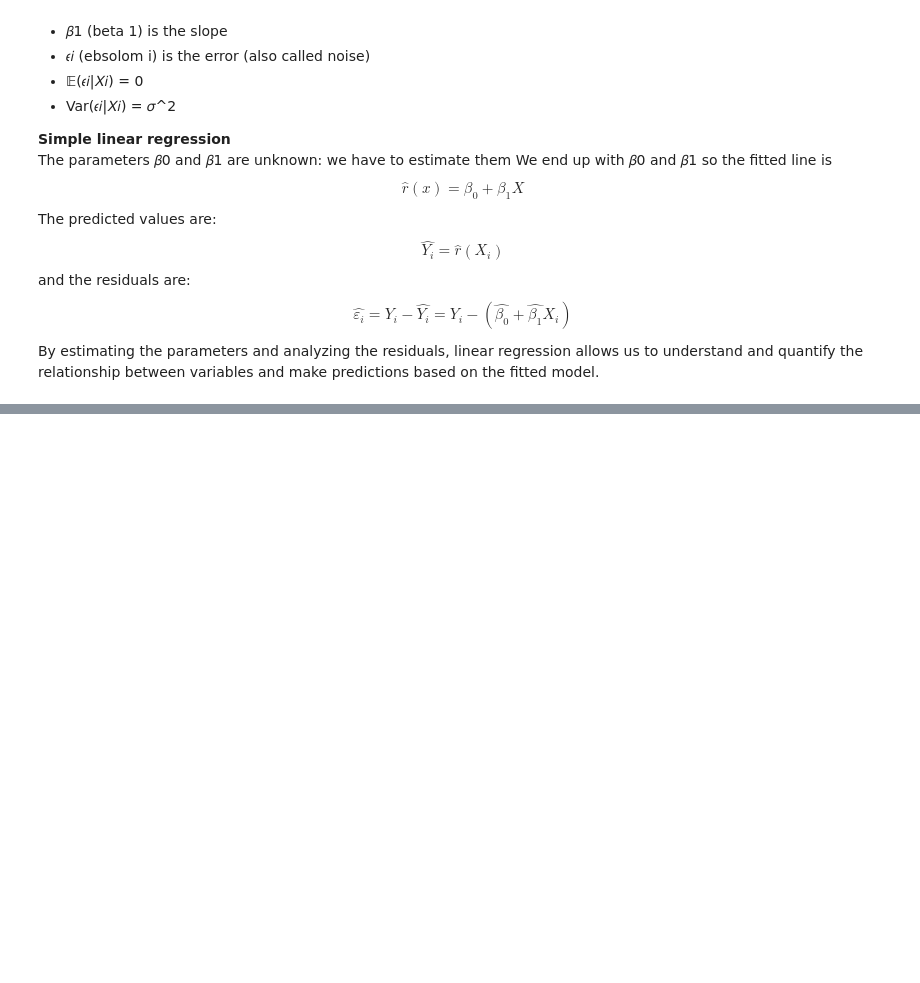
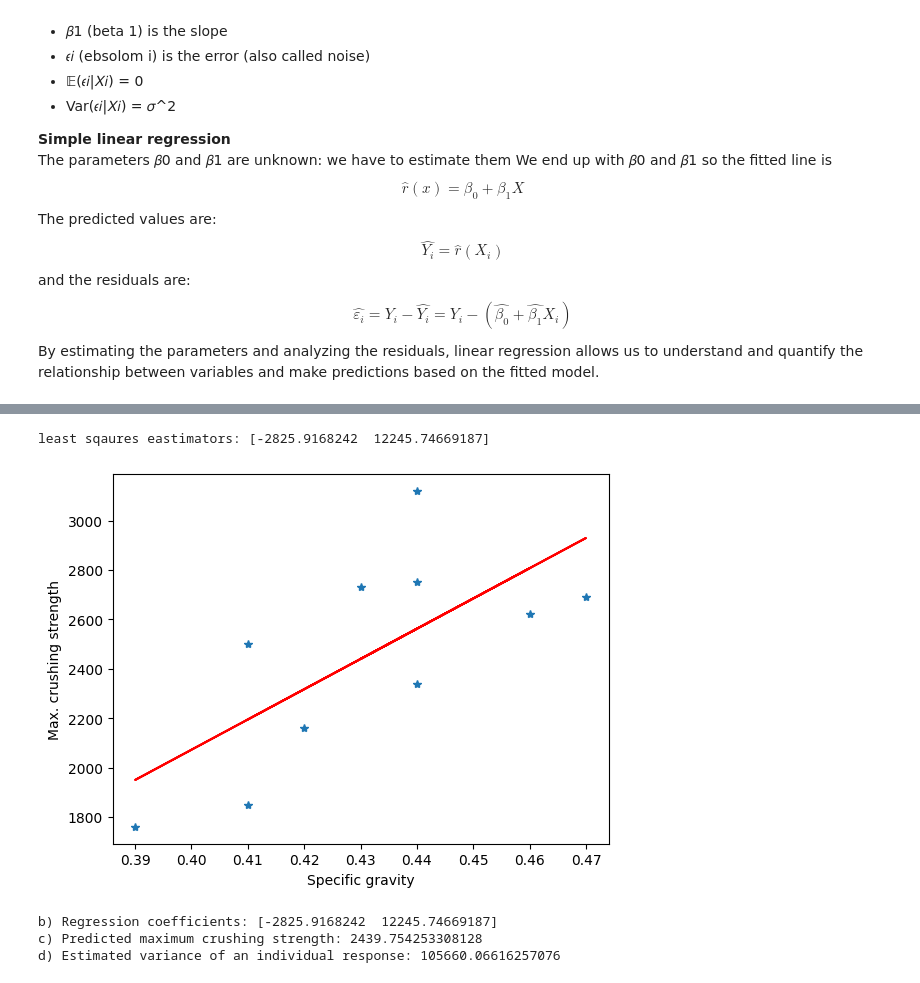
Before and after one commit to agangster1/Sandsynlighed-og-statestik-formelsamling, a Jupyter notebook: lecture11.ipynb, the cells around one changed output, grey strips where cells are left out. Saved outputs shown, nothing was run; the diff lists cells and outputs as text; code cells hidden in the pictures; blank space fills up the shorter version.

Commit message:
opgaver til linear reggresion

```diff
--- a/lecture11.ipynb
+++ b/lecture11.ipynb
@@ -35,0 +45,48 @@ $$\min_{\hat{\beta}_0, \hat{\beta}_1} \sum_{i=1}^{n} (y_i - (\hat{\beta}_0 + \ha
+# %%
+import numpy as np
+import matplotlib.pyplot as plt
+#Opgave chapeter 9, problem 4 og 9
+#a)Plot a scatter diagram. Does a linear relationship seem reasonable?
+#b) Estimate the regression coefficients.
+#c) Predict the maximum crushing strength of a wood sample whose specific gravity is 0.43.
+#d) Estimate the variance of an individual response.
+
+# Number of data points
+n = 10
+
+# Given data
+x = np.array([0.41, 0.46, 0.44, 0.47, 0.42, 0.39, 0.41, 0.44, 0.43, 0.44])
+y = np.array([1850, 2620, 2340, 2690, 2160, 1760, 2500, 2750, 2730, 3120])
+
+# Add column of ones to x for intercept term
+x = np.column_stack((np.ones(n), x))
+
+# Calculate the least squares estimators
+B = np.linalg.lstsq(x, y, rcond=None)[0]
+print("least sqaures eastimators:", B)
+# Plot the data points and the fitted line
+plt.plot(x[:, 1], y, '*', x[:, 1], B[0] + B[1] * x[:, 1], 'r-')
+plt.xlabel('Specific gravity')
+plt.ylabel('Max. crushing strength')
+plt.show()
+
+
+meanx = np.mean(x[:, 1])
+Sxx = np.sum((x[:, 1] - meanx) ** 2)
+Sxy = B[1] * Sxx
+meany = np.mean(y)
+Syy = np.sum((y - meany) ** 2)
+SSR = (Sxx * Syy - Sxy ** 2) / Sxx
+sigma2 = SSR / (n - 2)
+
+print("b) Regression coefficients:", B)
+specific_gravity = 0.43
+predicted_strength = B[0] + B[1] * specific_gravity
+print("c) Predicted maximum crushing strength:", predicted_strength)
+print("d) Estimated variance of an individual response:", sigma2)
+# %% [output]
+least sqaures eastimators: [-2825.9168242  12245.74669187]
+[figure, added]
+b) Regression coefficients: [-2825.9168242  12245.74669187]
+c) Predicted maximum crushing strength: 2439.754253308128
+d) Estimated variance of an individual response: 105660.06616257076
```
Also changed, not shown: parts of 3 cells of this notebook.
